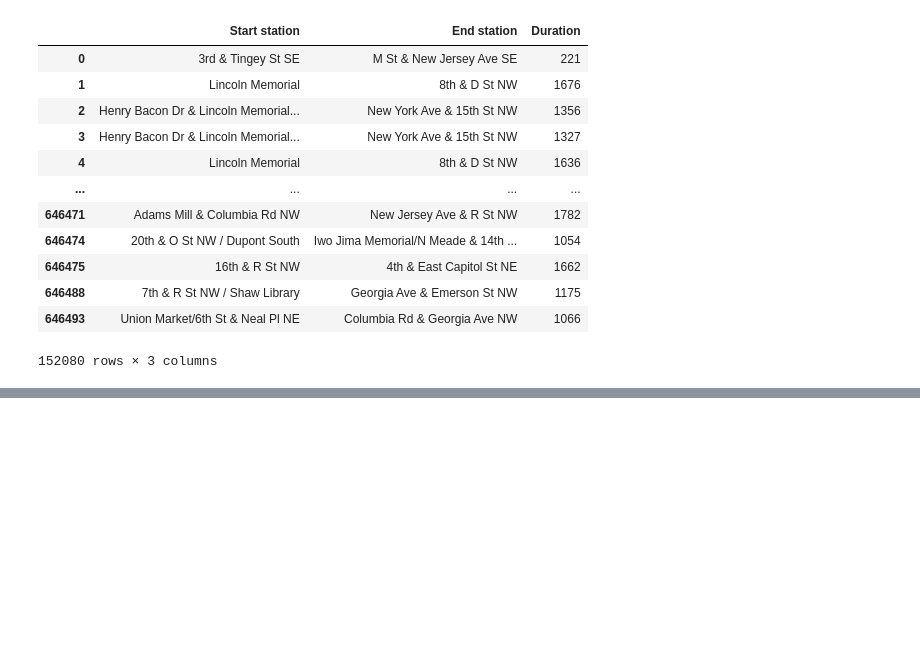
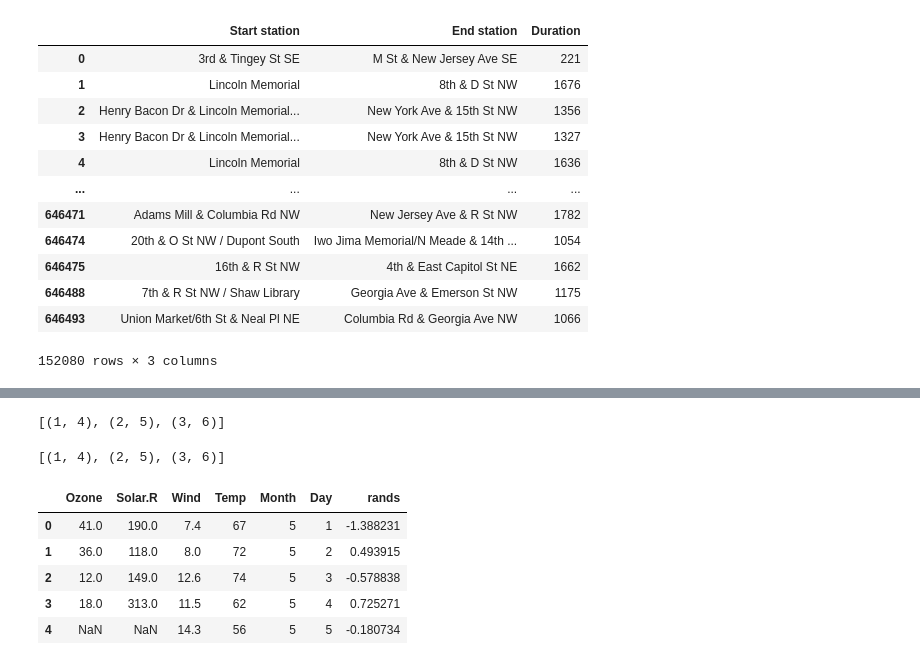
Before and after one commit to timschott/interview-prep, a Jupyter notebook: ds/ds-practice.ipynb, the cells around one changed output, grey strips where cells are left out. Cells and saved outputs as stored; diff of their text form; code cells hidden in the pictures; blank space fills up the shorter version.

```diff
--- a/ds/ds-practice.ipynb
+++ b/ds/ds-practice.ipynb
@@ -424,6 +464,34 @@ array([6.58874795, 6.42176984, 6.36481987, 6.32104333, 6.27319805])
 # %%
-# make a column on air quality that is 5* the temperature
+# calc 5* the temperature
+airquality['Temp'] * 5
+
+# do it again but consider na's
+[t for t in airquality['Temp'] if pd.notnull(t)]
+# %% [output]
+[(1, 4), (2, 5), (3, 6)]
+# %%
+# combine two lists pairwise into a list of tuples
+l = [1,2,3]
+m = [4,5,6]
+
+list(zip(l,m))
+# %% [output]
+[(1, 4), (2, 5), (3, 6)]
 # %%
-# make a column on air quality that is random integers, and then standardize that column
+# make a column on air quality that is random decimals (so we dont just have 0's), and then standardize that column
+airquality['rands'] =  np.random.uniform(low=0.0, high=10.0, size=(len(airquality), 1))
+
+# standardize (z-score)
+airquality['rands'] = (airquality['rands'] - airquality['rands'].mean()) / airquality['rands'].std()
+
+# rands is now normally distributed
+airquality.head()
+# %% [output]
+|  | Ozone | Solar.R | Wind | Temp | Month | Day | rands |
+| 0 | 41.0 | 190.0 | 7.4 | 67 | 5 | 1 | -1.388231 |
+| 1 | 36.0 | 118.0 | 8.0 | 72 | 5 | 2 | 0.493915 |
+| 2 | 12.0 | 149.0 | 12.6 | 74 | 5 | 3 | -0.578838 |
+| 3 | 18.0 | 313.0 | 11.5 | 62 | 5 | 4 | 0.725271 |
+| 4 | NaN | NaN | 14.3 | 56 | 5 | 5 | -0.180734 |
 # %%
 # split the data into two halves (row wise)
```
Also changed, not shown: parts of 8 cells of this notebook, 1 other file.
